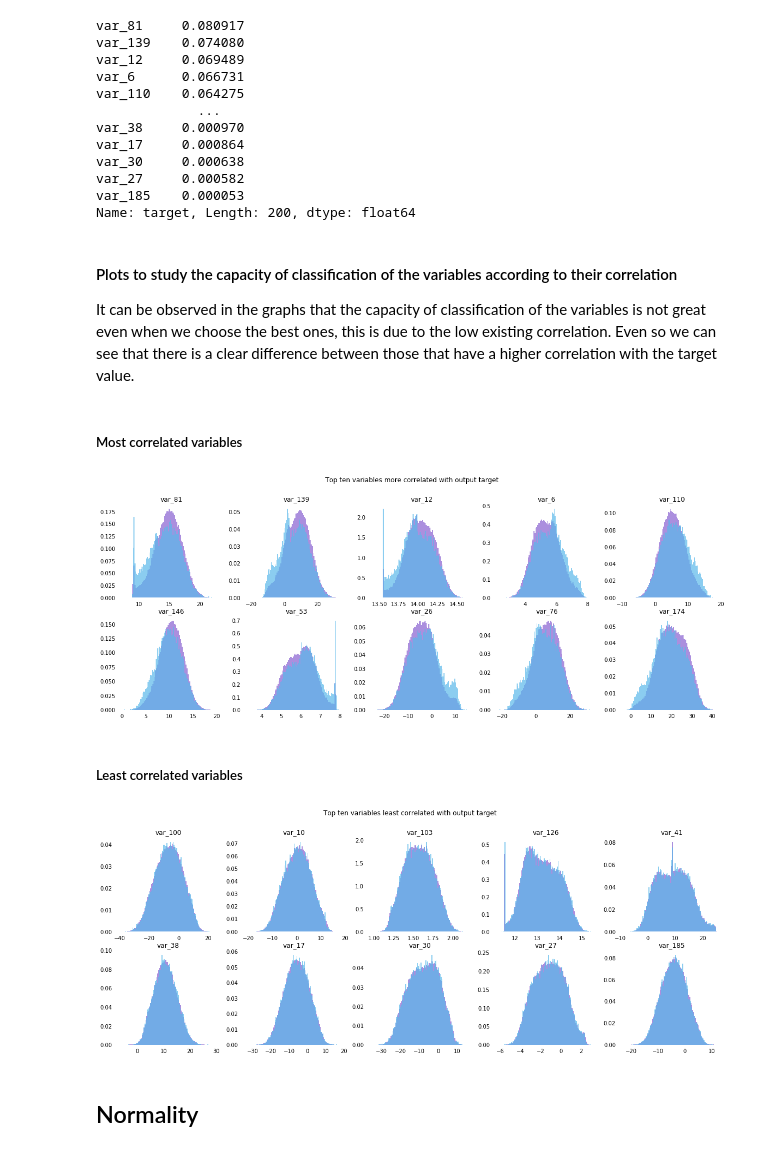
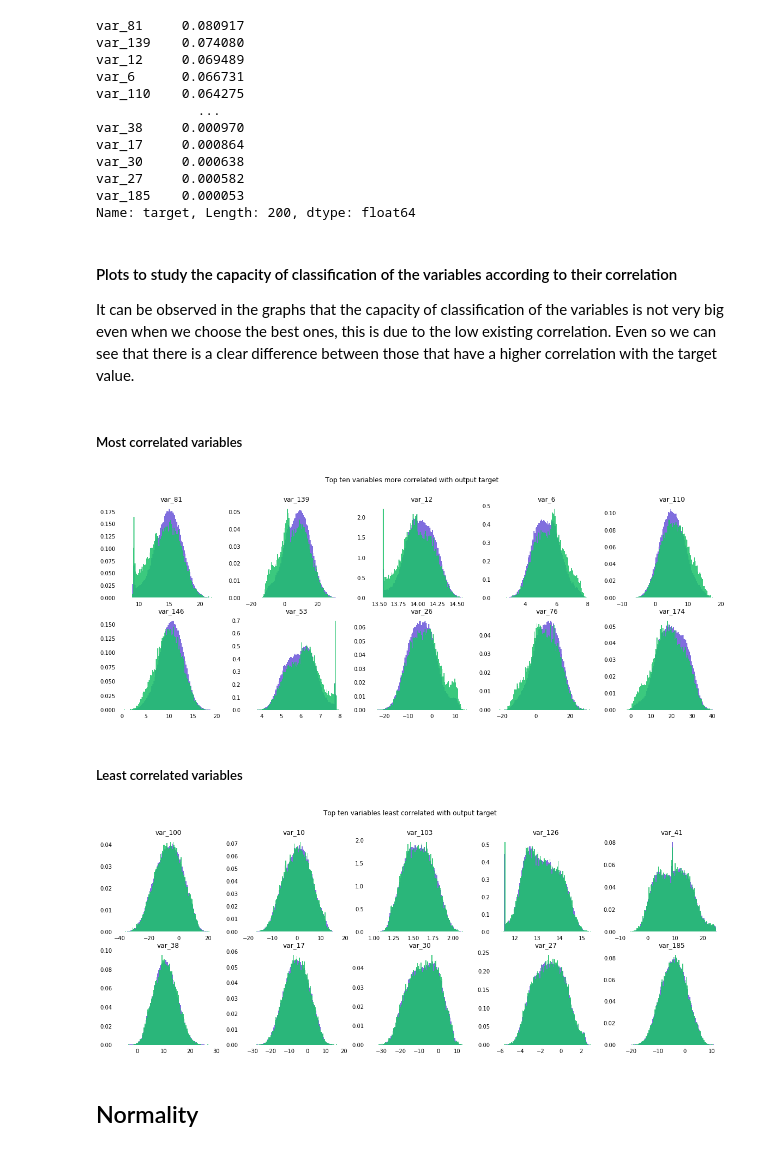
Before and after one commit to glezmartin/Santander-Customer-Transaction-Prediction, a Jupyter notebook: project_code/exploratory_data_analysis/exploratory_data_analysis.ipynb, the cells around one changed output. Cells and saved outputs as stored; diff of their text form; code cells hidden in the pictures.

```diff
--- a/project_code/exploratory_data_analysis/exploratory_data_analysis.ipynb
+++ b/project_code/exploratory_data_analysis/exploratory_data_analysis.ipynb
@@ -185,7 +185,7 @@ Name: target, Length: 200, dtype: float64
 # %% [markdown]
 #### Plots to study the capacity of classification of the variables according to their correlation
 
-It can be observed in the graphs that the capacity of classification of the variables is not great even when we choose the best ones, this is due to the low existing correlation. Even so we can see that there is a clear difference between those that have a higher correlation with the target value.
+It can be observed in the graphs that the capacity of classification of the variables is not very big even when we choose the best ones, this is due to the low existing correlation. Even so we can see that there is a clear difference between those that have a higher correlation with the target value.
 # %% [markdown]
 ##### Most correlated variables
 # %%
@@ -197,8 +197,8 @@ plt.figure(figsize=(20,7))
 i = 1
 for variable in most:
     plt.subplot(2,5,i)
-    target_not_made.loc[:, variable].hist(density=1, bins=100, alpha=0.7, color='#8860d0')
-    target_made.loc[:, variable].hist(density=1, bins=100, alpha=0.7, color='#5ab8ea')
+    target_not_made.loc[:, variable].hist(density=1, bins=100, alpha=0.7, color='#4A31D1')
+    target_made.loc[:, variable].hist(density=1, bins=100, alpha=0.87, color='#1EC16B')
     plt.title(str(variable))
     plt.grid(False)
     remove_spines(plt.gca())
@@ -206,24 +206,24 @@ for variable in most:
 plt.suptitle('Top ten variables more correlated with output target')
 plt.show()
 # %% [output]
-[figure, old version]
+[figure, new version]
 # %% [markdown]
 ##### Least correlated variables
 # %%
 plt.figure(figsize=(20,7))
 i = 1
 for variable in least:
     plt.subplot(2,5,i)
-    target_not_made.loc[:, variable].hist(density=1, bins=100, alpha=0.7, color='#8860d0')
-    target_made.loc[:, variable].hist(density=1, bins=100, alpha=0.7, color='#5ab8ea')
+    target_not_made.loc[:, variable].hist(density=1, bins=100, alpha=0.7, color='#4A31D1')
+    target_made.loc[:, variable].hist(density=1, bins=100, alpha=0.87, color='#1EC16B')
     plt.title(str(variable))
     plt.grid(False)
     remove_spines(plt.gca())
     i += 1
 plt.suptitle('Top ten variables least correlated with output target')
 plt.show()
 # %% [output]
-[figure, old version]
+[figure, new version]
 # %% [markdown]
 ## Normality
 # %% [markdown]
```
Also changed, not shown: parts of 4 cells of this notebook.
